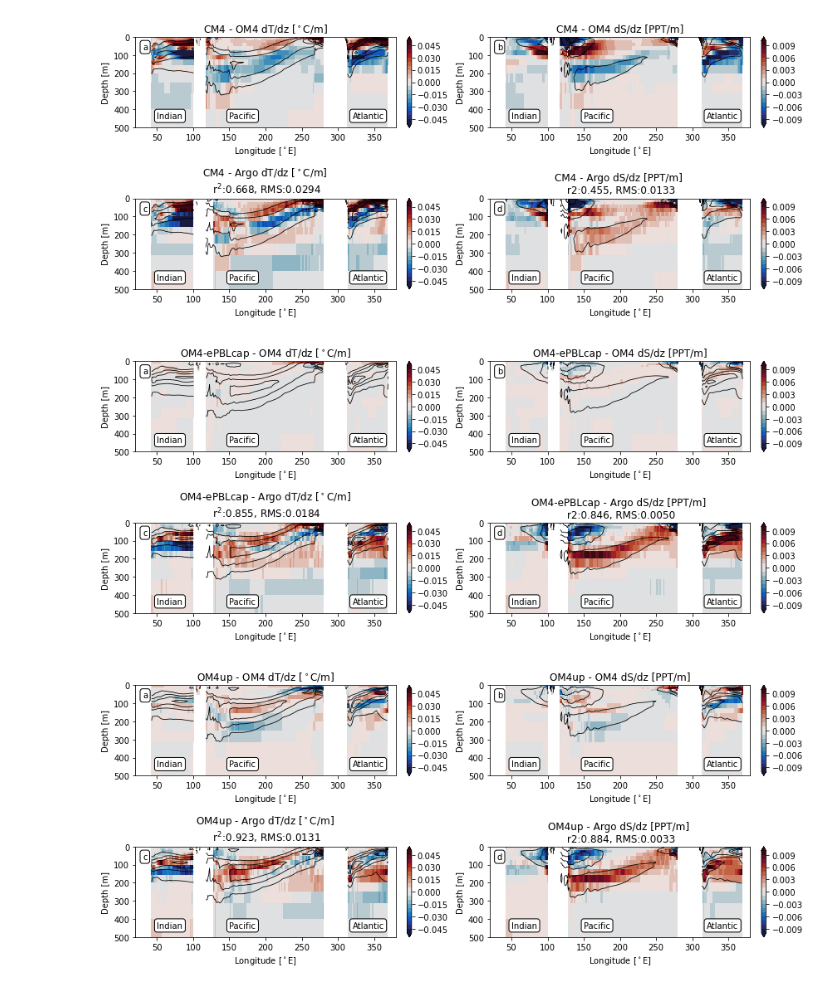
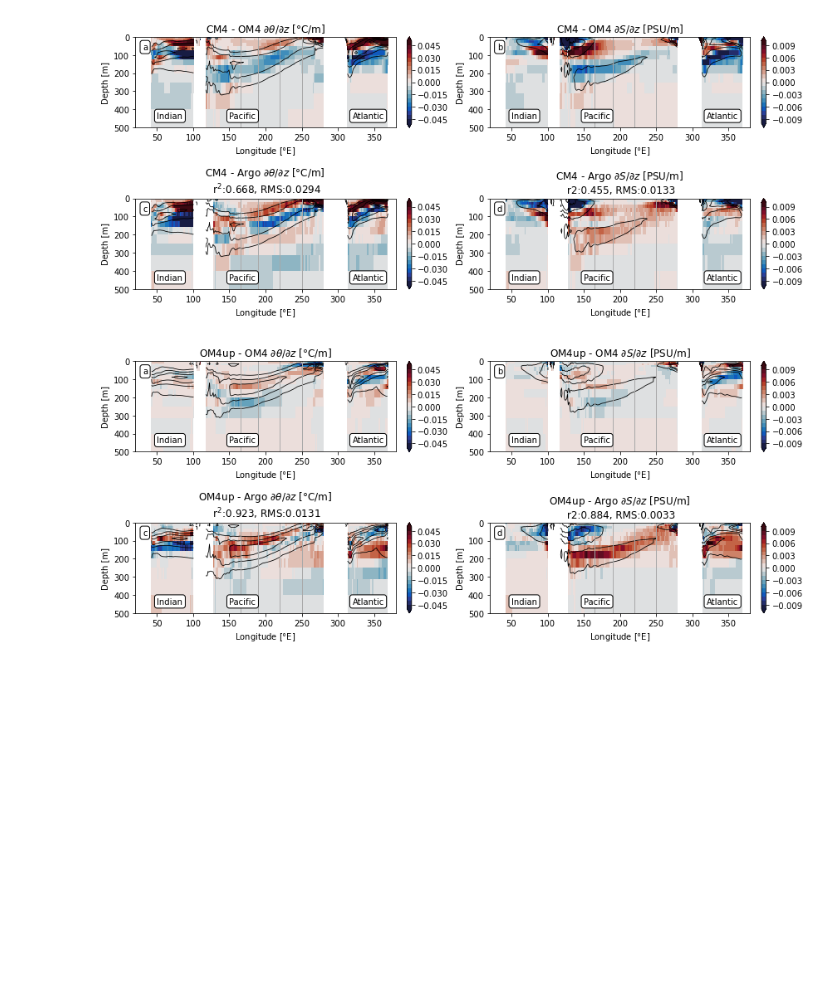
Before and after one commit to breichl/EqPac_Paper, a Jupyter notebook: Notebooks/TS_Figures.ipynb, the cells around one changed output. Drawn from its saved outputs; the diff is of its cells as text; code cells hidden in the pictures; blank space fills up the shorter version.

Commit message:
Update TS_Figures for revision

```diff
--- a/Notebooks/TS_Figures.ipynb
+++ b/Notebooks/TS_Figures.ipynb
@@ -649,6 +683,6 @@ for LBL in ['CM4','OM4up',]:#'OM4-ePBLcap','OM4-KV0']:
 [figure]
 # %%
-# Generates Figures 4, 12, and 14 (can generate similar figures for other experiments with commented code)
+# Generates Figures 5 and 17 (can generate similar figures for other experiments with commented code)
 
 LON = [20.,380.]
 LAT= [-1.,1.]
@@ -656,9 +690,10 @@ DMax=500
 YEARS=['2003-2007','2008-2012',
        '2013-2017',
       ]
-Models = xr.open_dataset('/net3/bgr/Datasets/TropicsPaper/MOM6_Outputs.nc')
+#Models = xr.open_dataset('/net3/bgr/Datasets/TropicsPaper/MOM6_Outputs.nc')
+Models = xr.open_dataset('../Data/MOM6_Outputs.nc')
 
-for LBL in ['CM4','OM4-ePBLcap','OM4up',]:#'OM4-KV0',]:
+for LBL in ['CM4','OM4up',]:#'OM4-ePBLcap','OM4-KV0',]:
 
 
     Model = xr.merge([Models['T_'+LBL],Models['S_'+LBL]])
@@ -725,11 +760,13 @@ for LBL in ['CM4','OM4-ePBLcap','OM4up',]:#'OM4-KV0',]:
         G = np.isfinite((TzM-TzA).ravel())
         r2a = np.corrcoef(TzM.ravel()[G],TzA.ravel()[G])[0,1]**2
         rms = np.sqrt(np.mean((TzM.ravel()[G]-TzA.ravel()[G])**2))
-        AX.set_title(LBL+' - Argo dT/dz [$^\circ$C/m] \n r$^2$:{:4.3f}, RMS:{:5.4f}'.format(r2a,rms))
+        AX.set_title(LBL+r' - Argo $\partial \theta/\partial z$ [$\degree$C/m] '+'\n r$^2$:{:4.3f}, RMS:{:5.4f}'.format(r2a,rms))
 
         AX.grid(False)
         AX.set_ylabel('Depth [m]')
-        AX.set_xlabel('Longitude [$^\circ$E]')
+        AX.set_xlabel('Longitude [$\degree$E]')
+        for lon in [250,220,190,165]:
+            AX.axvline(x=lon,color='darkgray',linewidth=1,linestyle='-')
     fig.tight_layout()
     cmap=cmocean.cm.balance
     for AX,dpth in [[AX1,DMax]]:
@@ -749,11 +786,13 @@ for LBL in ['CM4','OM4-ePBLcap','OM4up',]:#'OM4-KV0',]:
         AX.set_ylim(dpth,0)
         AX.set_xlim(LON)
         plt.colorbar(CM,ax=AX,extend='both',fraction=0.046, pad=0.04)
-        AX.set_title(LBL+' - OM4 dT/dz [$^\circ$C/m]')
+        AX.set_title(LBL+r' - OM4 $\partial \theta/\partial z$ [$\degree$C/m]')
 
         AX.grid(False)
         AX.set_ylabel('Depth [m]')
-        AX.set_xlabel('Longitude [$^\circ$E]')
+        AX.set_xlabel('Longitude [$\degree$E]')
+        for lon in [250,220,190,165]:
+            AX.axvline(x=lon,color='darkgray',linewidth=1,linestyle='-')
     fig.tight_layout()
 
 
@@ -780,44 +819,47 @@ for LBL in ['CM4','OM4-ePBLcap','OM4up',]:#'OM4-KV0',]:
         G = np.isfinite((SzM-SzA).ravel())
         r2a = np.corrcoef(SzM.ravel()[G],SzA.ravel()[G])[0,1]**2
         rms = np.sqrt(np.mean((SzM.ravel()[G]-SzA.ravel()[G])**2))
-        AX.set_title(LBL+' - Argo dS/dz [PPT/m] \n r2:{:4.3f}, RMS:{:5.4f}'.format(r2a,rms))
+        AX.set_title(LBL+r' - Argo $\partial S/\partial z$ [PSU/m] '+'\n r2:{:4.3f}, RMS:{:5.4f}'.format(r2a,rms))
         AX.set_ylabel('Depth [m]')
-        AX.set_xlabel('Longitude [$^\circ$E]')
+        AX.set_xlabel('Longitude [$\degree$E]')
         AX.grid(False)
+        for lon in [250,220,190,165]:
+            AX.axvline(x=lon,color='darkgray',linewidth=1,linestyle='-')
     for AX,dpth in [[AX3,DMax]]:
         CM=AX.pcolormesh(XX,ZZ,
                          (SzM-SzO),
                          cmap=cmap,
                          norm = mpl.colors.BoundaryNorm(levels_diff, ncolors=cmap.N, clip=False)
                        )
         AX.contour(Model.lon,
                    0.5*(ZZ[:-1]+ZZ[1:]),
                    SzM,
                    levels=levels[::4],
                    colors=['k',],
                    linestyles=['-'],
                    linewidths=[0.8,],
                        )
         AX.set_ylim(dpth,0)
         AX.set_xlim(LON)
         plt.colorbar(CM,ax=AX,extend='both',fraction=0.046, pad=0.04)
-        AX.set_title(LBL+' - OM4 dS/dz [PPT/m]')
+        AX.set_title(LBL+r' - OM4 $\partial S/\partial z$ [PSU/m]')
         AX.set_ylabel('Depth [m]')
-        AX.set_xlabel('Longitude [$^\circ$E]')
+        AX.set_xlabel('Longitude [$\degree$E]')
         AX.grid(False)
+        for lon in [250,220,190,165]:
+            AX.axvline(x=lon,color='darkgray',linewidth=1,linestyle='-')
     fig.tight_layout()
     for AX,txt in [[AX1,'a'],
                    [AX3,'b'],
                    [AX2,'c'],
                    [AX4,'d'],
                   ]:
         AX.text(30,70,txt,bbox=dict(boxstyle='round', facecolor='white'))
         AX.text(50,450,'Indian',bbox=dict(boxstyle='round', facecolor='white'))
         AX.text(150,450,'Pacific',bbox=dict(boxstyle='round', facecolor='white'))
         AX.text(320,450,'Atlantic',bbox=dict(boxstyle='round', facecolor='white'))
 
     fig.savefig('../Fig/dTdzdSdz_diffOM4'+LBL+'.png',dpi=200,bbox_inches = "tight")
 # %% [output]
 [figure]
-[figure, old version]
+[figure, new version]
-[figure, removed]
```
Also changed, not shown: parts of 4 cells of this notebook.
